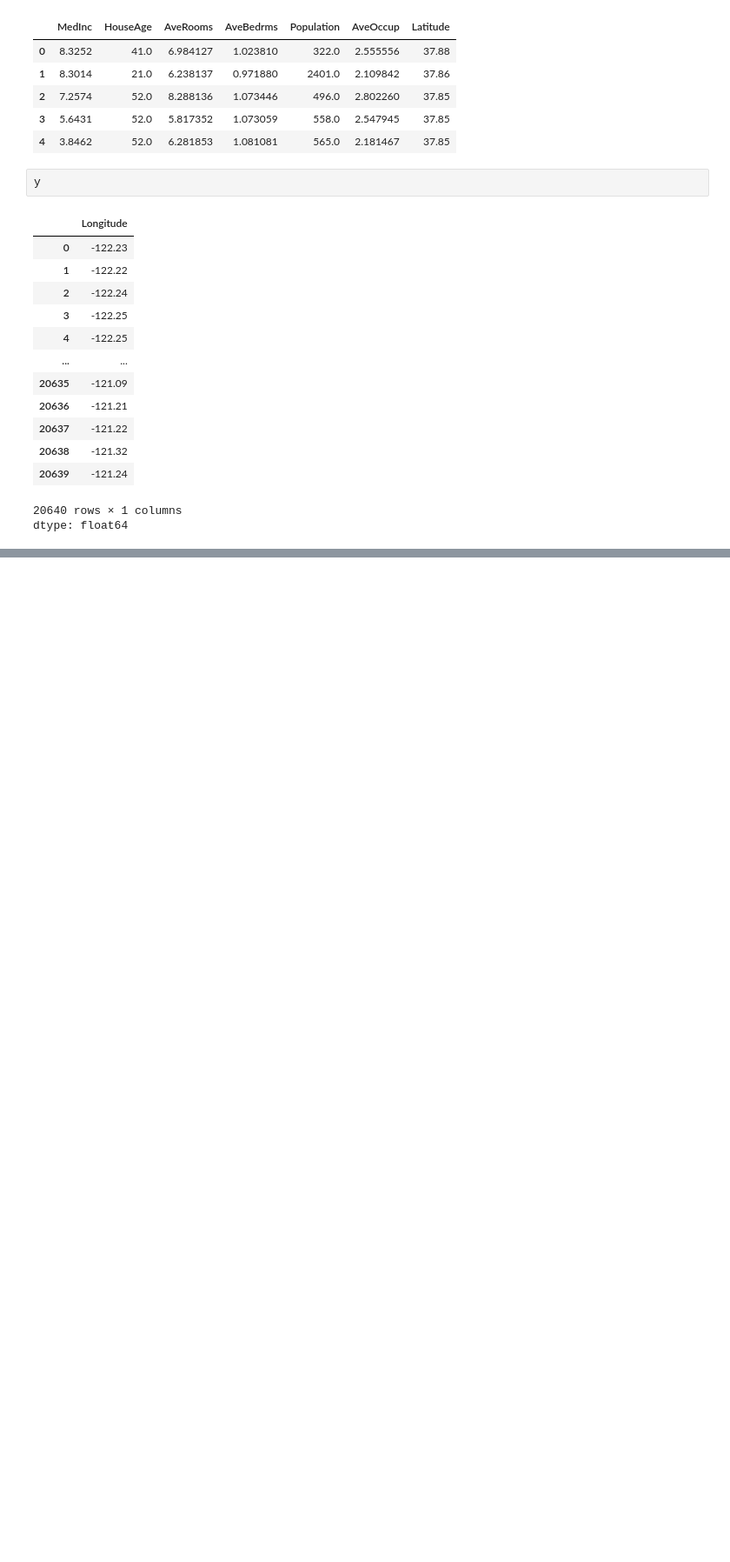
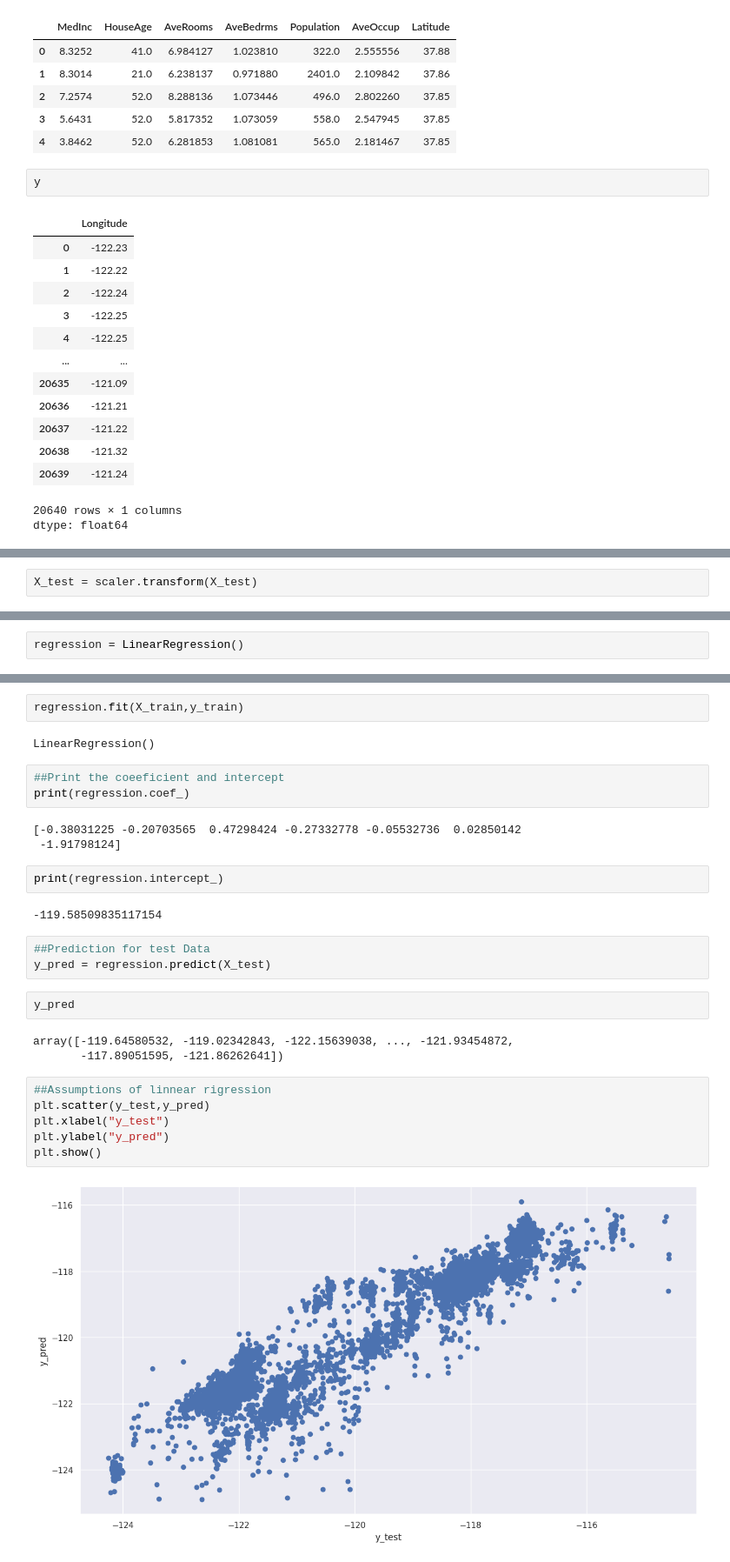
Before and after one commit to Aditya29051998/Machine-Learning, a Jupyter notebook: ML_Ineuron.ipynb, the cells around one changed output, grey strips where cells are left out. Shown at 87% size. Cells and saved outputs as stored; diff of their text form; blank space fills up the shorter version.

```diff
--- a/ML_Ineuron.ipynb
+++ b/ML_Ineuron.ipynb
@@ -253,0 +350,2 @@ dtype: float64
+# %%
+X_test = scaler.transform(X_test)
@@ -253,0 +371,2 @@ dtype: float64
+# %%
+regression = LinearRegression()
@@ -253,0 +377,30 @@ dtype: float64
+# %%
+regression.fit(X_train,y_train)
+# %% [output]
+LinearRegression()
+# %%
+##Print the coeeficient and intercept
+print(regression.coef_)
+# %% [output]
+[-0.38031225 -0.20703565  0.47298424 -0.27332778 -0.05532736  0.02850142
+ -1.91798124]
+# %%
+print(regression.intercept_)
+# %% [output]
+-119.58509835117154
+# %%
+##Prediction for test Data
+y_pred = regression.predict(X_test)
+# %%
+y_pred
+# %% [output]
+array([-119.64580532, -119.02342843, -122.15639038, ..., -121.93454872,
+       -117.89051595, -121.86262641])
+# %%
+##Assumptions of linnear rigression
+plt.scatter(y_test,y_pred)
+plt.xlabel("y_test")
+plt.ylabel("y_pred")
+plt.show()
+# %% [output]
+[figure, added]
```
Also changed, not shown: parts of 24 cells of this notebook.
